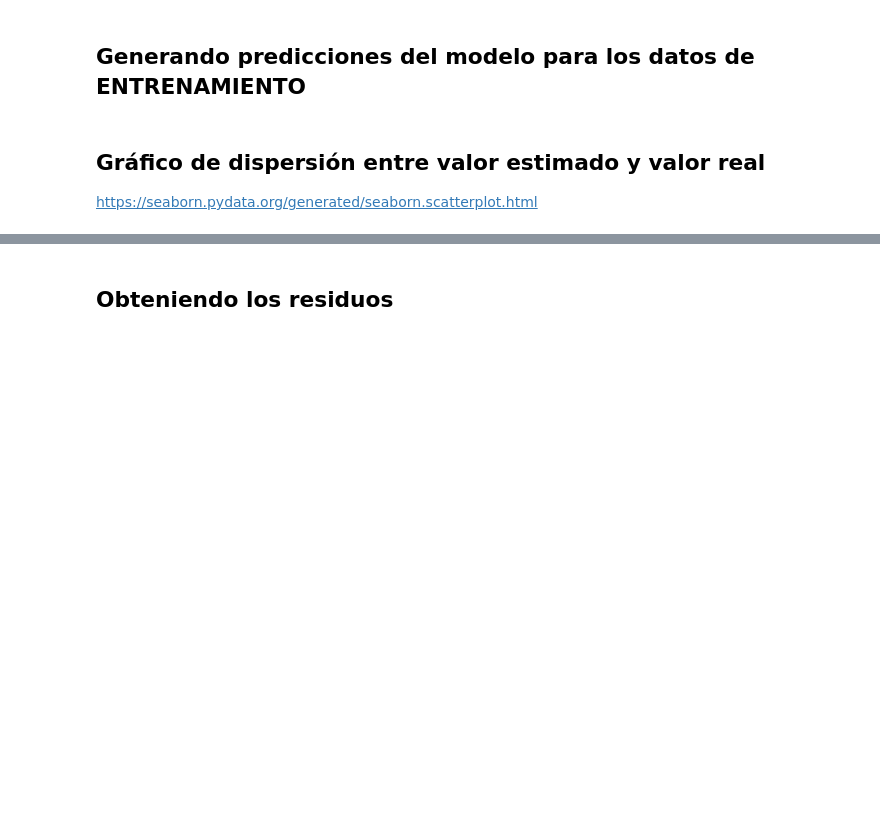
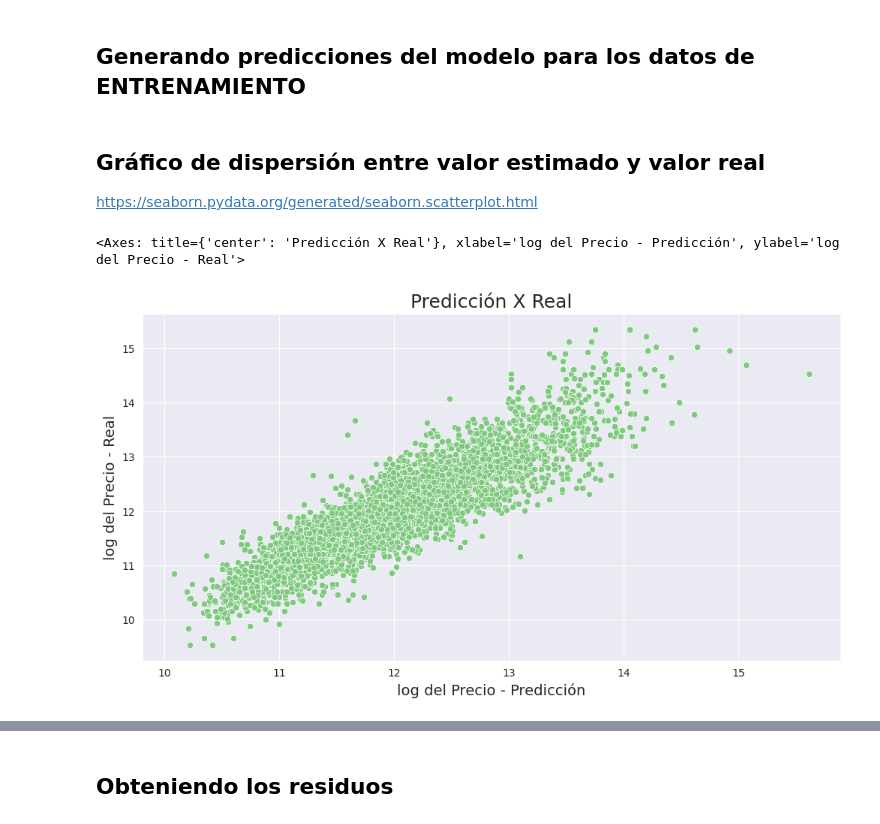
Before and after one commit to Kevincancino26/mis-notebook-de-estudio-, a Jupyter notebook: Regresión_Lineal_II.ipynb, the cells around one changed output, grey strips where cells are left out. Drawn from its saved outputs; the diff is of its cells as text; code cells hidden in the pictures; blank space fills up the shorter version.

```diff
--- a/Regresión_Lineal_II.ipynb
+++ b/Regresión_Lineal_II.ipynb
@@ -657,13 +659,19 @@ pd.DataFrame(data=np.append(modelo.intercept_,modelo.coef_),index=index,columns=
 # %% [markdown]
 ## Generando predicciones del modelo para los datos de ENTRENAMIENTO
+# %%
+#sumar los precios en base a los datos de entrenamiento
+y_prediccion_train=modelo.predict(x_train)#tenemos la prediccion de y en base a los dato de entrenamiento
 # %% [markdown]
 ## Gráfico de dispersión entre valor estimado y valor real
 
 https://seaborn.pydata.org/generated/seaborn.scatterplot.html
 # %%
-
+ax=sns.scatterplot(x=y_prediccion_train,y=y_train)
 ax.figure.set_size_inches(12, 6)
 ax.set_title('Predicción X Real', fontsize=18)
 ax.set_xlabel('log del Precio - Predicción', fontsize=14)
 ax.set_ylabel('log del Precio - Real', fontsize=14)
 ax
+# %% [output]
+<Axes: title={'center': 'Predicción X Real'}, xlabel='log del Precio - Predicción', ylabel='log del Precio - Real'>
+[figure, added]
```
Also changed, not shown: parts of 8 cells of this notebook.
